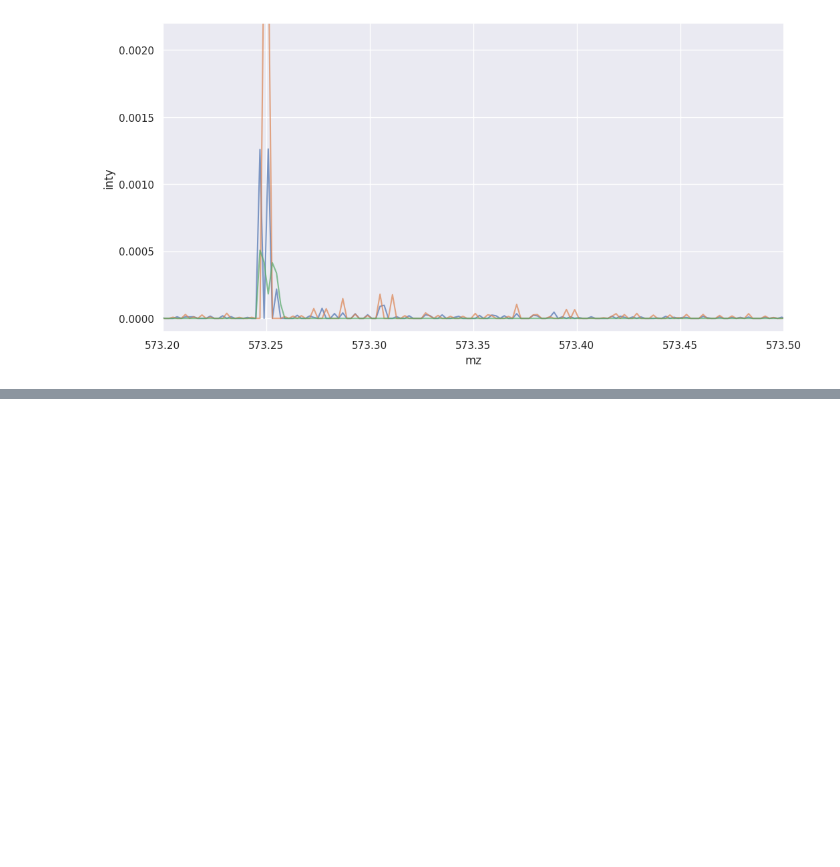
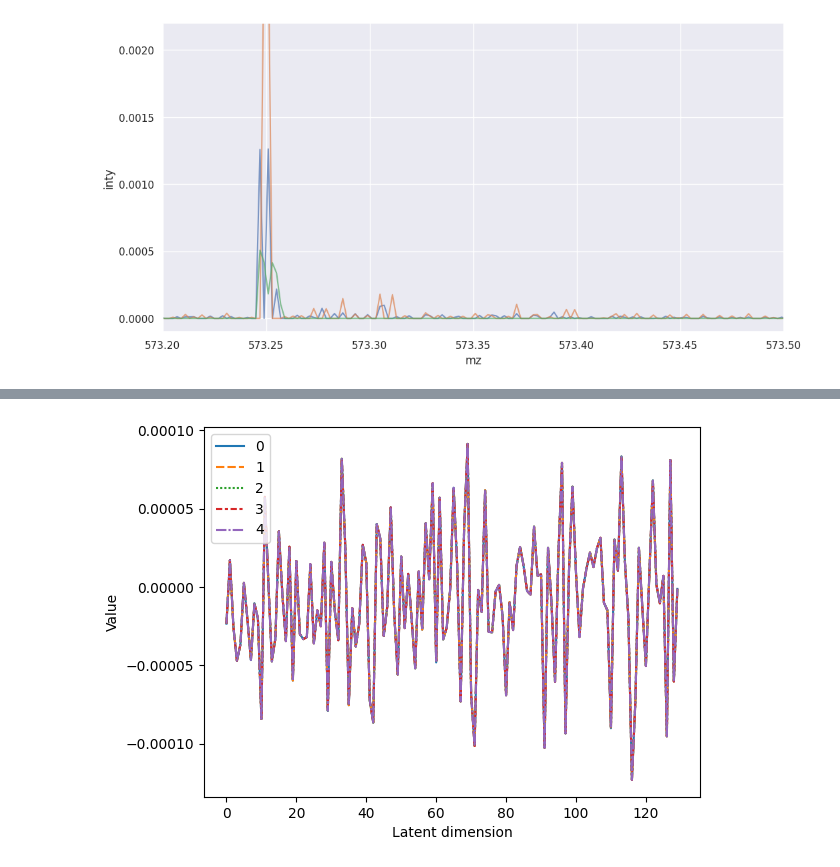
Before and after one commit to JosuaCarl/MStoML, a Jupyter notebook: skripts/VAE/VAE_interpret.ipynb, the cells around one changed output, grey strips where cells are left out. Drawn from its saved outputs; the diff is of its cells as text; code cells hidden in the pictures; blank space fills up the shorter version.

```diff
--- a/skripts/VAE/VAE_interpret.ipynb
+++ b/skripts/VAE/VAE_interpret.ipynb
@@ -150,0 +171,7 @@ ax.set_ylim(-0.0001, 0.0022)
+# %%
+ax = sns.lineplot(data=vae_enc[:5].T)
+plt.xlabel("Latent dimension")
+plt.ylabel("Value")
+plt.show()
+# %% [output]
+[figure, added]
```
Also changed, not shown: parts of 8 cells of this notebook, 7 other files.
